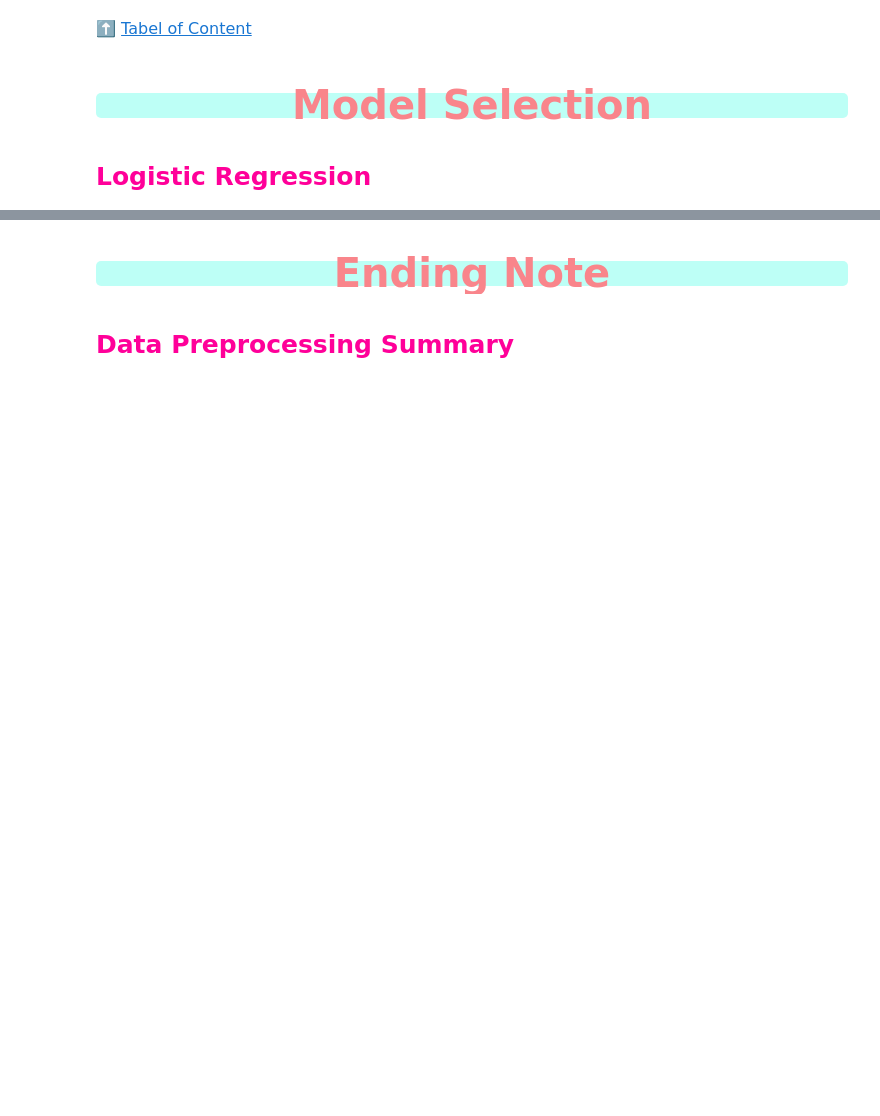
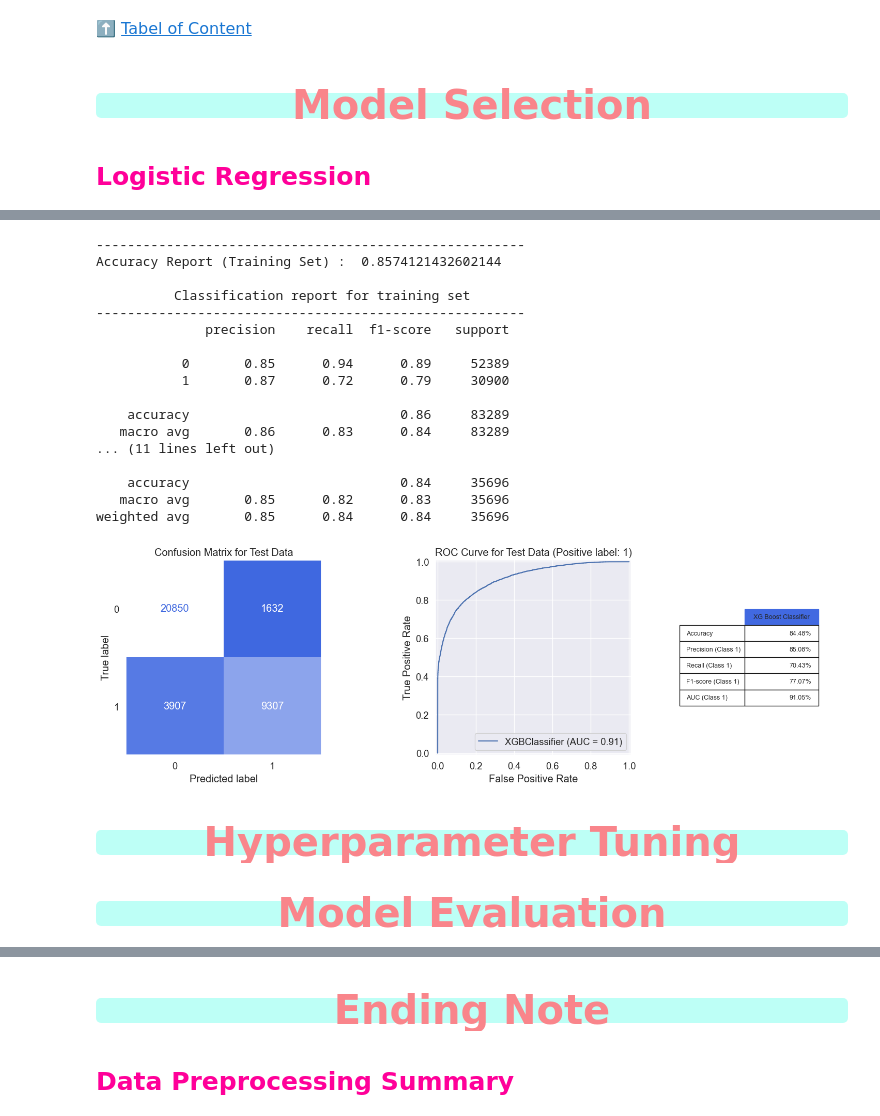
Before and after one commit to mateen-mk/Hotel-Booking-Cancellation-Prediction, a Jupyter notebook: notebooks/04_model_building.ipynb, the cells around one changed output, grey strips where cells are left out. Drawn from its saved outputs; the diff is of its cells as text; code cells hidden in the pictures; blank space fills up the shorter version.

```diff
--- a/notebooks/04_model_building.ipynb
+++ b/notebooks/04_model_building.ipynb
@@ -655,0 +498,3 @@ We have successfully completed all necessary preprocessing steps and saved our c
+# %%
+xgb = XGBClassifier(random_state=1)
+xgb.fit(X_train, y_train)
@@ -655,0 +513,24 @@ We have successfully completed all necessary preprocessing steps and saved our c
+# %%
+model = 'XG Boost Classifier'
+model_evaluation(xgb, X_train, X_test, y_train, y_test, model)
+# %% [output]
+-------------------------------------------------------
+Accuracy Report (Training Set) :  0.8574121432602144
+
+          Classification report for training set
+-------------------------------------------------------
+              precision    recall  f1-score   support
+
+           0       0.85      0.94      0.89     52389
+           1       0.87      0.72      0.79     30900
+
+    accuracy                           0.86     83289
+   macro avg       0.86      0.83      0.84     83289
+... (11 lines left out)
+
+    accuracy                           0.84     35696
+   macro avg       0.85      0.82      0.83     35696
+weighted avg       0.85      0.84      0.84     35696
+[figure, added]
+# %% [markdown]
+### <div id = '5' style = "font-size : 40px; color : #f9858b ; font-family : 'Calibri'; text-align : center; background-color : #bdfff6; border-radius: 5px 5px;"><strong>Hyperparameter Tuning</strong></div>
@@ -655,0 +646,2 @@ We have successfully completed all necessary preprocessing steps and saved our c
+# %% [markdown]
+### <div id = '6' style = "font-size : 40px; color : #f9858b ; font-family : 'Calibri'; text-align : center; background-color : #bdfff6; border-radius: 5px 5px;"><strong>Model Evaluation</strong></div>
```
Also changed, not shown: parts of 68 cells of this notebook.
